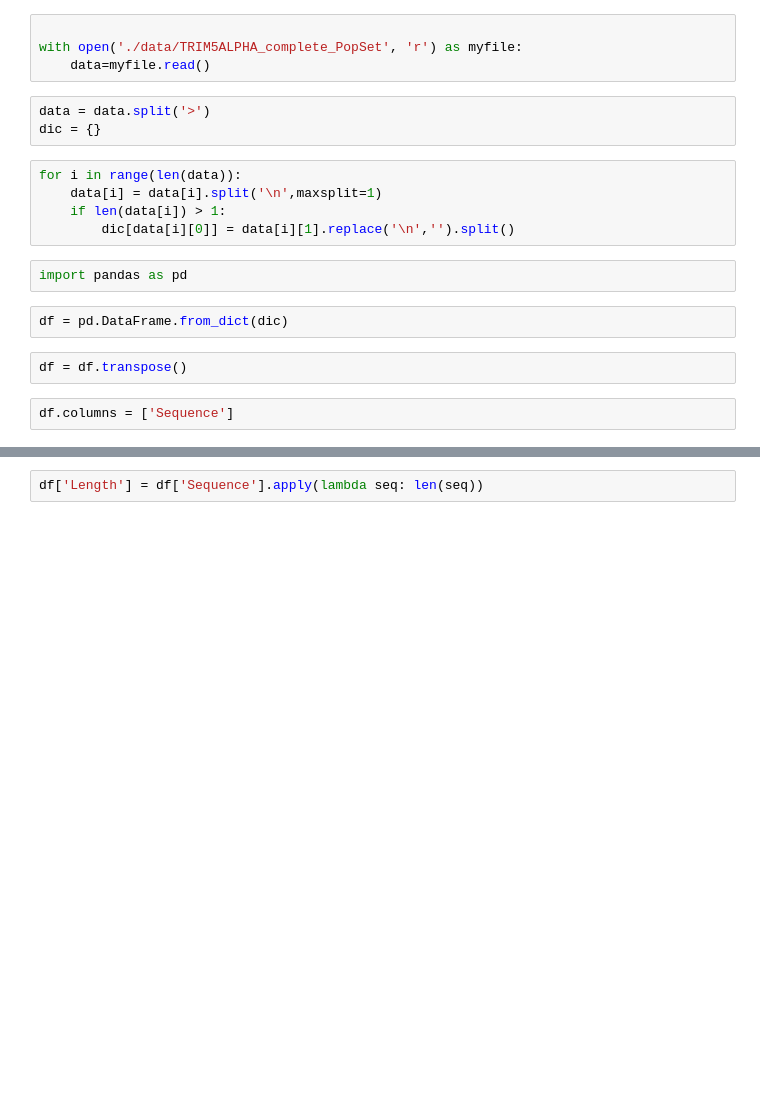
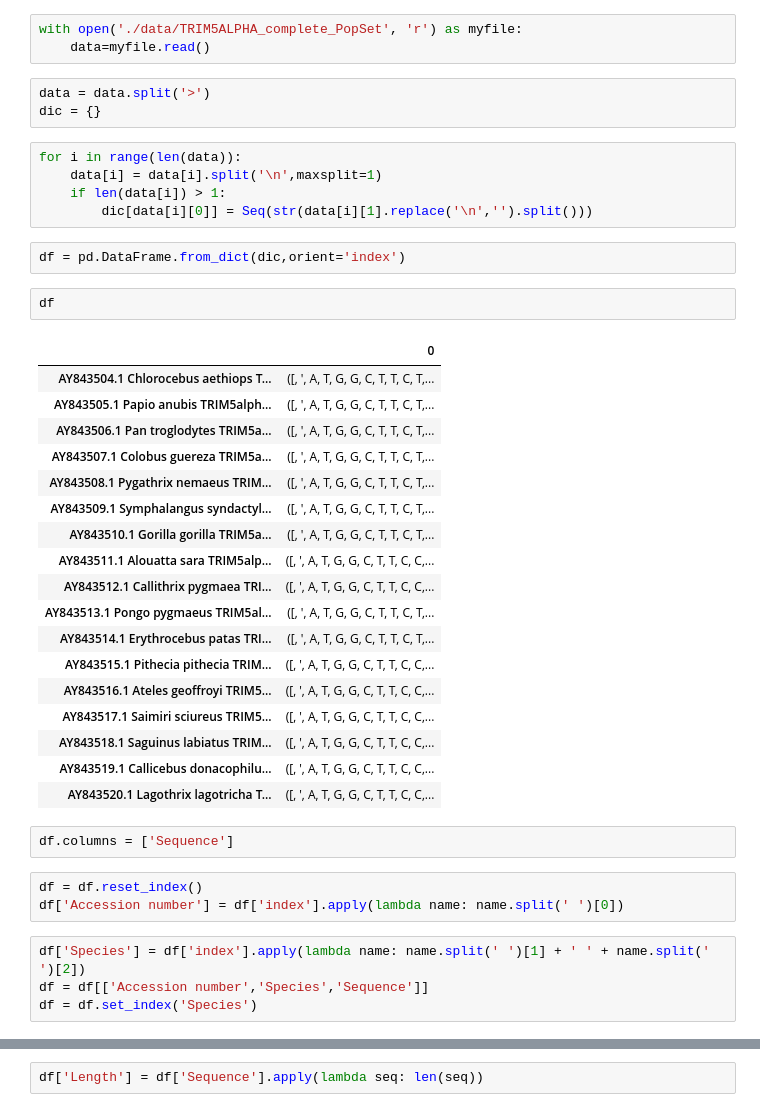
Before and after one commit to viniciusd-avila/phylogenetic-analysis, a Jupyter notebook: notebook.ipynb, the cells around one changed output, grey strips where cells are left out. Saved outputs shown, nothing was run; the diff lists cells and outputs as text; blank space fills up the shorter version.

```diff
--- a/notebook.ipynb
+++ b/notebook.ipynb
@@ -1,5 +5,4 @@
 # %%
-
 with open('./data/TRIM5ALPHA_complete_PopSet', 'r') as myfile:
     data=myfile.read()
 # %%
@@ -9,12 +12,36 @@ dic = {}
 for i in range(len(data)):
     data[i] = data[i].split('\n',maxsplit=1)
     if len(data[i]) > 1:
-        dic[data[i][0]] = data[i][1].replace('\n','').split()
+        dic[data[i][0]] = Seq(str(data[i][1].replace('\n','').split()))
-# %%
-import pandas as pd
 # %%
-df = pd.DataFrame.from_dict(dic)
+df = pd.DataFrame.from_dict(dic,orient='index')
 # %%
-df = df.transpose()
+df
+# %% [output]
+|  | 0 |
+| AY843504.1 Chlorocebus aethiops T... | ([, ', A, T, G, G, C, T, T, C, T,... |
+| AY843505.1 Papio anubis TRIM5alph... | ([, ', A, T, G, G, C, T, T, C, T,... |
+| AY843506.1 Pan troglodytes TRIM5a... | ([, ', A, T, G, G, C, T, T, C, T,... |
+| AY843507.1 Colobus guereza TRIM5a... | ([, ', A, T, G, G, C, T, T, C, T,... |
+| AY843508.1 Pygathrix nemaeus TRIM... | ([, ', A, T, G, G, C, T, T, C, T,... |
+| AY843509.1 Symphalangus syndactyl... | ([, ', A, T, G, G, C, T, T, C, T,... |
+| AY843510.1 Gorilla gorilla TRIM5a... | ([, ', A, T, G, G, C, T, T, C, T,... |
+| AY843511.1 Alouatta sara TRIM5alp... | ([, ', A, T, G, G, C, T, T, C, C,... |
+| AY843512.1 Callithrix pygmaea TRI... | ([, ', A, T, G, G, C, T, T, C, C,... |
+| AY843513.1 Pongo pygmaeus TRIM5al... | ([, ', A, T, G, G, C, T, T, C, T,... |
+| AY843514.1 Erythrocebus patas TRI... | ([, ', A, T, G, G, C, T, T, C, T,... |
+| AY843515.1 Pithecia pithecia TRIM... | ([, ', A, T, G, G, C, T, T, C, C,... |
+| AY843516.1 Ateles geoffroyi TRIM5... | ([, ', A, T, G, G, C, T, T, C, C,... |
+| AY843517.1 Saimiri sciureus TRIM5... | ([, ', A, T, G, G, C, T, T, C, C,... |
+| AY843518.1 Saguinus labiatus TRIM... | ([, ', A, T, G, G, C, T, T, C, C,... |
+| AY843519.1 Callicebus donacophilu... | ([, ', A, T, G, G, C, T, T, C, C,... |
+| AY843520.1 Lagothrix lagotricha T... | ([, ', A, T, G, G, C, T, T, C, C,... |
 # %%
 df.columns = ['Sequence']
+# %%
+df = df.reset_index()
+df['Accession number'] = df['index'].apply(lambda name: name.split(' ')[0])
+# %%
+df['Species'] = df['index'].apply(lambda name: name.split(' ')[1] + ' ' + name.split(' ')[2])
+df = df[['Accession number','Species','Sequence']]
+df = df.set_index('Species')
```
Also changed, not shown: parts of 10 cells of this notebook, 2 other files.
